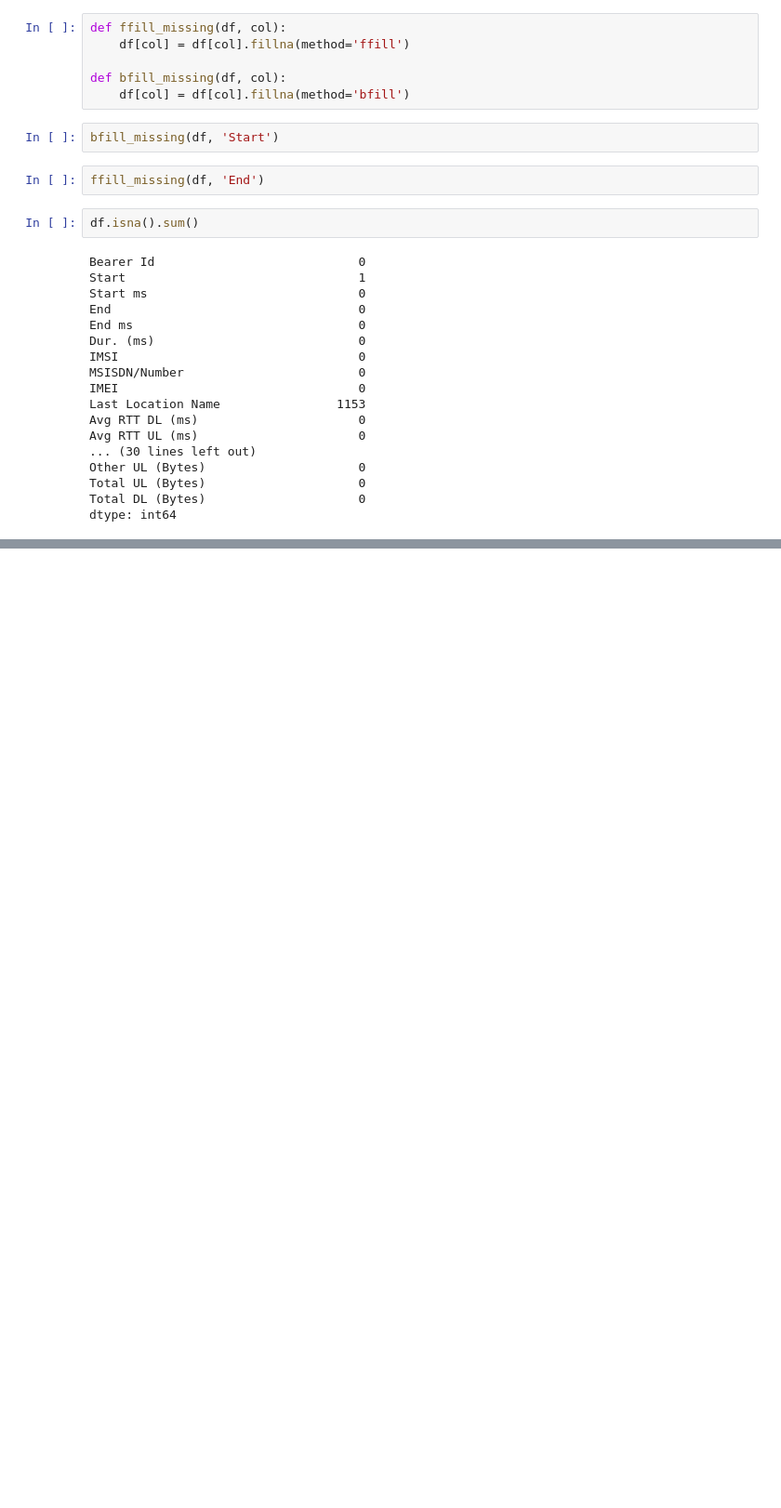
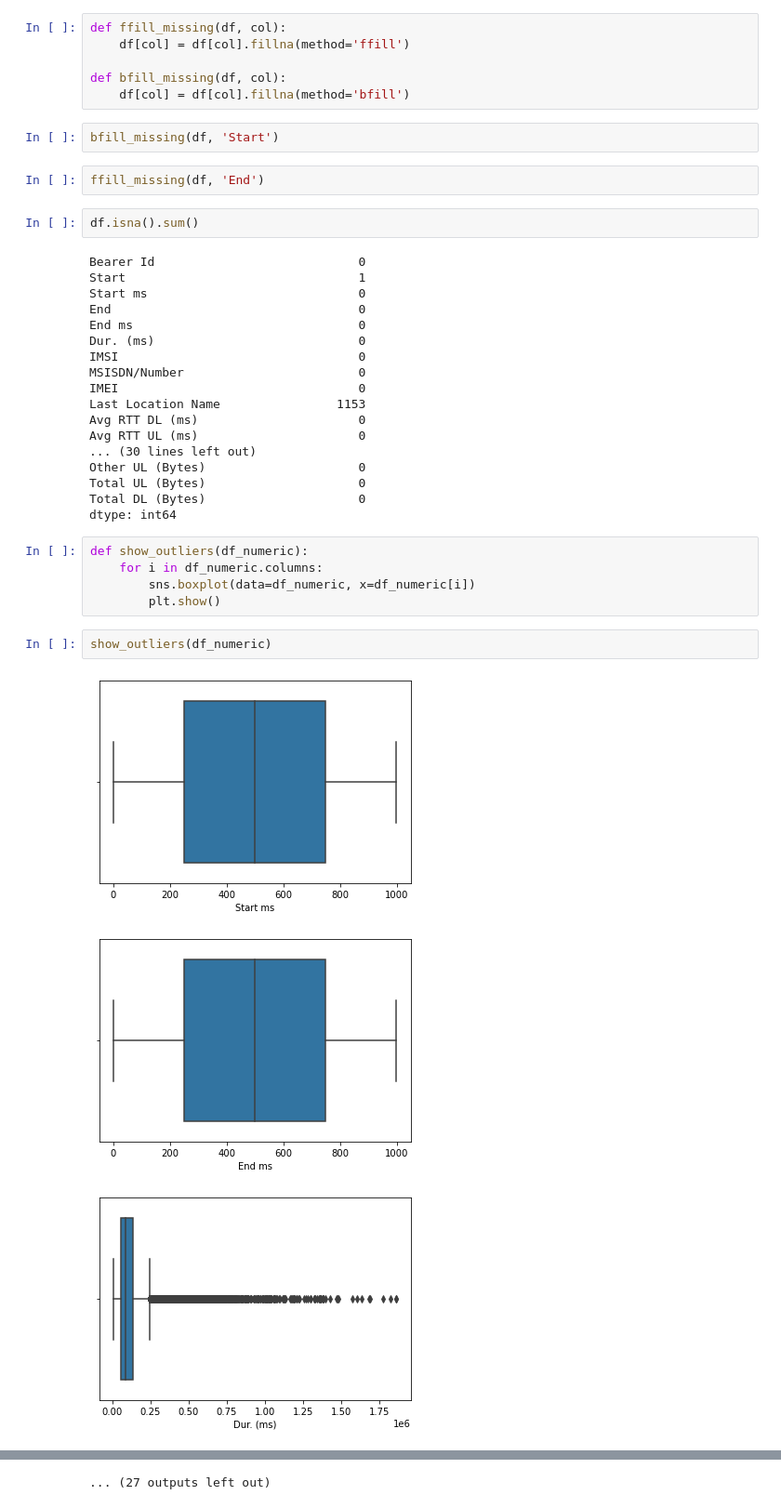
Before and after one commit to didier-i/User-Analytics-in-the-Telecommunication-Industry, a Jupyter notebook: notebooks/EDA.ipynb, the cells around one changed output, grey strips where cells are left out. Shown: that part at 93% size. Saved outputs shown, nothing was run; the diff lists cells and outputs as text; blank space fills up the shorter version.

```diff
--- a/notebooks/EDA.ipynb
+++ b/notebooks/EDA.ipynb
@@ -241,3 +241,14 @@ Other UL (Bytes)                     0
 Total UL (Bytes)                     0
 Total DL (Bytes)                     0
 dtype: int64
+# %%
+def show_outliers(df_numeric):
+    for i in df_numeric.columns:
+        sns.boxplot(data=df_numeric, x=df_numeric[i])
+        plt.show()
+# %%
+show_outliers(df_numeric)
+# %% [output]
+[figure, added]
+[figure, added]
+[figure, added]
@@ -243,0 +264 @@ dtype: int64
+... (27 outputs left out)
```
Also changed, not shown: parts of 1 cell of this notebook, 1 other file.
